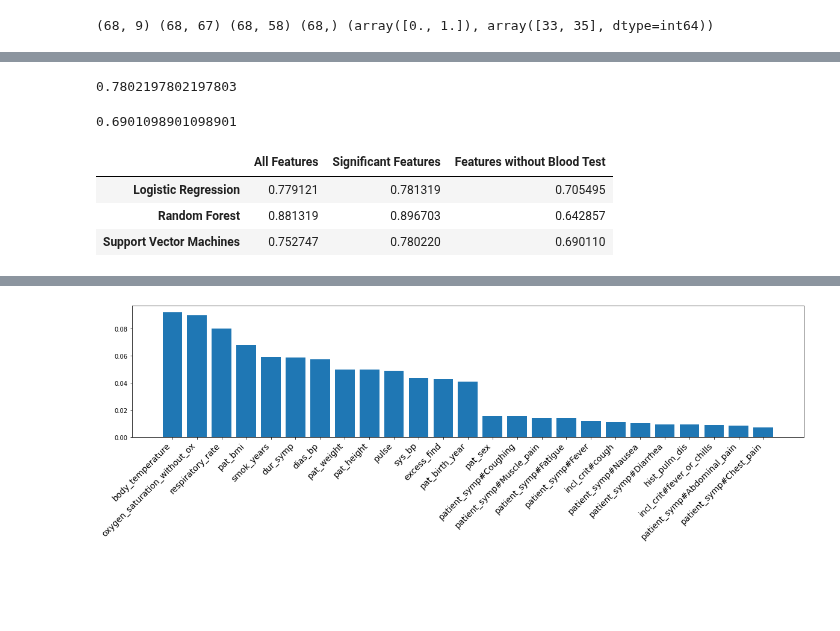
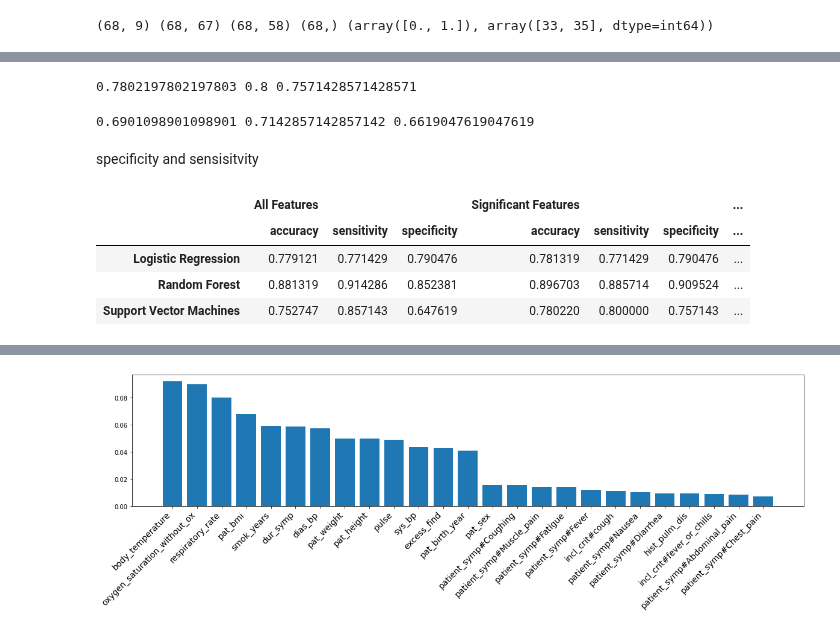
Before and after one commit to Stroeber/covid19_ultrasound, a Jupyter notebook: steffen/prelim_data_analyis.ipynb, the cells around one changed output, grey strips where cells are left out. Drawn from its saved outputs; the diff is of its cells as text; code cells hidden in the pictures; blank space fills up the shorter version.

```diff
--- a/steffen/prelim_data_analyis.ipynb
+++ b/steffen/prelim_data_analyis.ipynb
@@ -453,2 +437,6 @@ print(features_sign.shape, features.shape, features_no_bt.shape, label.shape, np
+# %%
+sensitivity = make_scorer(recall_score, pos_label=1)
+specificity = make_scorer(recall_score, pos_label=0)
+eval_metrics = {'accuracy': 'accuracy', 'sensitivity': sensitivity, 'specificity': specificity}
 # %%
 clf = LogisticRegression()
@@ -588,44 +596,51 @@ print(SVC_score)
 # %%
 clf = LinearSVC(random_state=0, dual=False)
-SVC_scores_sign = cross_validate(clf, features_sign, label, cv=5,
-                        scoring=('accuracy'),
+scores = cross_validate(clf, features_sign, label, cv=5,
+                        scoring=eval_metrics,
                         return_train_score=True)
-SVC_score_sign = np.mean(SVC_scores_sign["test_score"])
-print(SVC_score_sign)
+SVC_acc_sign = np.mean(scores["test_accuracy"])
+SVC_sens_sign = np.mean(scores['test_sensitivity'])
+SVC_spec_sign = np.mean(scores['test_specificity'])
+print(SVC_acc_sign, SVC_sens_sign, SVC_spec_sign)
 # %% [output]
-0.7802197802197803
+0.7802197802197803 0.8 0.7571428571428571
 # %%
 clf = LinearSVC(random_state=0, dual=False)
-SVC_scores_no_bt = cross_validate(clf, features_no_bt, label, cv=5,
-                        scoring=('accuracy'),
+scores = cross_validate(clf, features_no_bt, label, cv=5,
+                        scoring=eval_metrics,
                         return_train_score=True)
-SVC_score_no_bt = np.mean(SVC_scores_no_bt["test_score"])
-print(SVC_score_no_bt)
+SVC_acc_no_bt = np.mean(scores["test_accuracy"])
+SVC_sens_no_bt = np.mean(scores['test_sensitivity'])
+SVC_spec_no_bt = np.mean(scores['test_specificity'])
+print(SVC_acc_no_bt, SVC_sens_no_bt, SVC_spec_no_bt)
 # %% [output]
-0.6901098901098901
+0.6901098901098901 0.7142857142857142 0.6619047619047619
-# %%
-df_data = [
-        [log_reg_score, RF_score, SVC_score],
-        [log_reg_score_sign, RF_score_sign, SVC_score_sign],
-        [log_reg_score_no_bt, RF_score_no_bt, SVC_score_no_bt]
-]
-
-classification_table = pd.DataFrame(
-                                data = df_data,
-                                columns=['Logistic Regression', 'Random Forest', 'Support Vector Machines'],
-                                index=['All Features', 'Significant Features', 'Features without Blood Test']
-                                ).T
-def highlight_max(s):
-    is_max = s == s.max()
-    return ['color: green' if cell else '' for cell in is_max]
-
-classification_table = classification_table.style.apply(highlight_max)
-classification_table
-# %% [output]
-|  | All Features | Significant Features | Features without Blood Test |
-| Logistic Regression | 0.779121 | 0.781319 | 0.705495 |
-| Random Forest | 0.881319 | 0.896703 | 0.642857 |
-| Support Vector Machines | 0.752747 | 0.780220 | 0.690110 |
+# %% [markdown]
+specificity and sensisitvity
+# %%
+df_data = [
+    [log_reg_acc, log_reg_sens, log_reg_spec, log_reg_acc_sign, log_reg_sens_sign, log_reg_spec_sign, log_reg_acc_no_bt, log_reg_sens_no_bt, log_reg_spec_no_bt],
+    [RF_acc, RF_sens, RF_spec, RF_acc_sign, RF_sens_sign, RF_spec_sign, RF_acc_no_bt, RF_sens_no_bt, RF_spec_no_bt],
+    [SVC_acc, SVC_sens, SVC_spec, SVC_acc_sign, SVC_sens_sign, SVC_spec_sign, SVC_acc_no_bt, SVC_sens_no_bt, SVC_spec_no_bt]
+]
+
+columns = [
+    np.array(['All Features', 'All Features', 'All Features', 'Significant Features', 'Significant Features', 'Significant Features', 'Features without Blood Test', 'Features without Blood Test', 'Features without Blood Test']),
+    np.array(['accuracy', 'sensitivity', 'specificity', 'accuracy', 'sensitivity', 'specificity', 'accuracy', 'sensitivity', 'specificity'])
+]
+df = pd.DataFrame(df_data, index=['Logistic Regression', 'Random Forest', 'Support Vector Machines'], columns=columns)
+
+def highlight_max(s):
+    is_max = s == s.max()
+    return ['color: green' if cell else '' for cell in is_max]
+
+df.style.apply(highlight_max)
+# %% [output]
+|  | All Features |  |  | Significant Features |  |  | ... |
+|  | accuracy | sensitivity | specificity | accuracy | sensitivity | specificity | ... |
+| Logistic Regression | 0.779121 | 0.771429 | 0.790476 | 0.781319 | 0.771429 | 0.790476 | ... |
+| Random Forest | 0.881319 | 0.914286 | 0.852381 | 0.896703 | 0.885714 | 0.909524 | ... |
+| Support Vector Machines | 0.752747 | 0.857143 | 0.647619 | 0.780220 | 0.800000 | 0.757143 | ... |
 # %%
 clf = RandomForestClassifier(n_estimators=500, max_depth=30, random_state=0)
 clf.fit(features, label)
```
Also changed, not shown: parts of 23 cells of this notebook.
